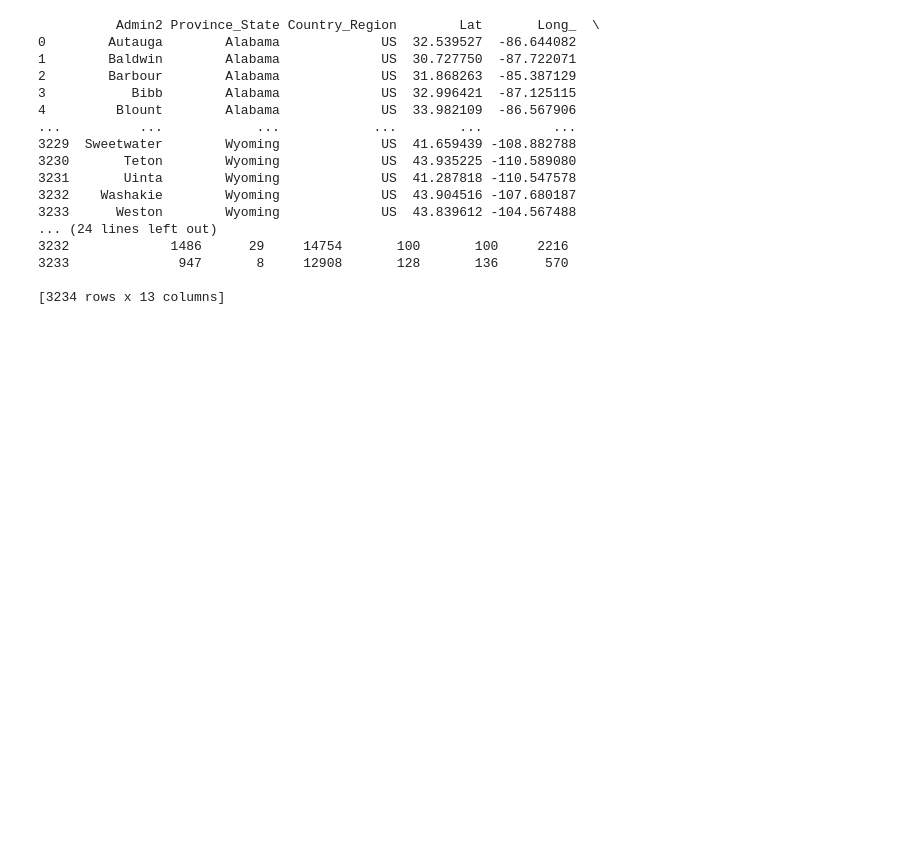
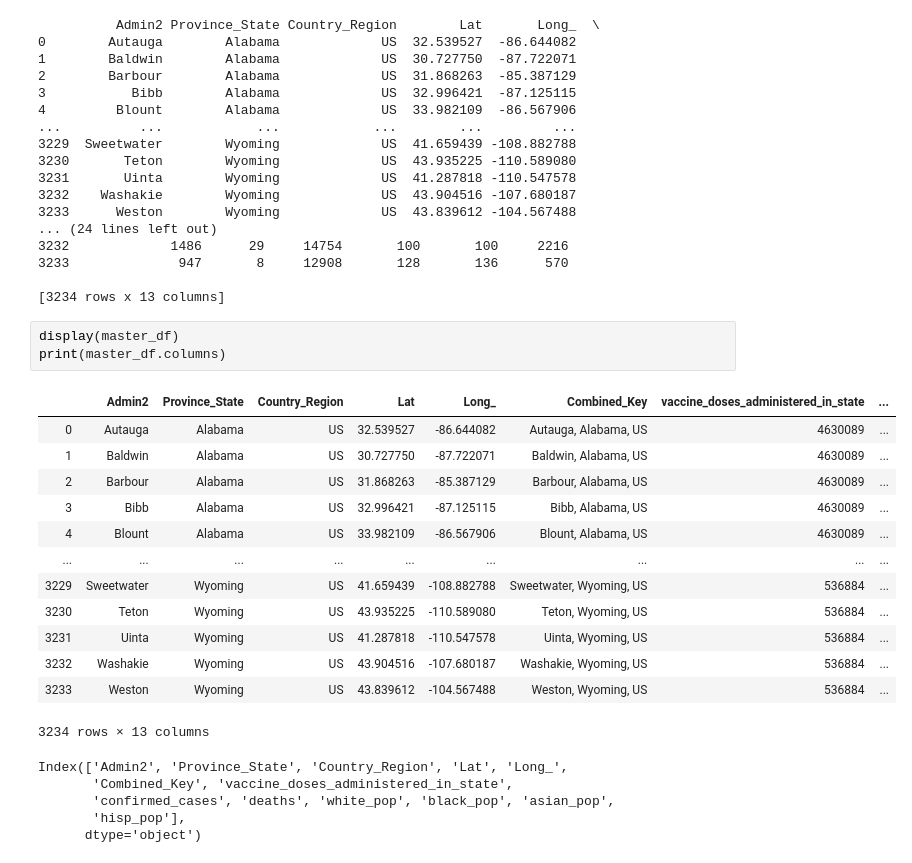
Before and after one commit to henrytan2/ML-Project, a Jupyter notebook: FinalProject.ipynb, the cells around one changed output. Drawn from its saved outputs; the diff is of its cells as text; blank space fills up the shorter version.

```diff
--- a/FinalProject.ipynb
+++ b/FinalProject.ipynb
@@ -126,3 +126,25 @@ master_df.to_csv('confirmed_deaths_10_9_2021.csv', index=False)
 3233              947       8     12908       128       136      570
 
 [3234 rows x 13 columns]
+# %%
+display(master_df)
+print(master_df.columns)
+# %% [output]
+|  | Admin2 | Province_State | Country_Region | Lat | Long_ | Combined_Key | vaccine_doses_administered_in_state | ... |
+| 0 | Autauga | Alabama | US | 32.539527 | -86.644082 | Autauga, Alabama, US | 4630089 | ... |
+| 1 | Baldwin | Alabama | US | 30.727750 | -87.722071 | Baldwin, Alabama, US | 4630089 | ... |
+| 2 | Barbour | Alabama | US | 31.868263 | -85.387129 | Barbour, Alabama, US | 4630089 | ... |
+| 3 | Bibb | Alabama | US | 32.996421 | -87.125115 | Bibb, Alabama, US | 4630089 | ... |
+| 4 | Blount | Alabama | US | 33.982109 | -86.567906 | Blount, Alabama, US | 4630089 | ... |
+| ... | ... | ... | ... | ... | ... | ... | ... | ... |
+| 3229 | Sweetwater | Wyoming | US | 41.659439 | -108.882788 | Sweetwater, Wyoming, US | 536884 | ... |
+| 3230 | Teton | Wyoming | US | 43.935225 | -110.589080 | Teton, Wyoming, US | 536884 | ... |
+| 3231 | Uinta | Wyoming | US | 41.287818 | -110.547578 | Uinta, Wyoming, US | 536884 | ... |
+| 3232 | Washakie | Wyoming | US | 43.904516 | -107.680187 | Washakie, Wyoming, US | 536884 | ... |
+| 3233 | Weston | Wyoming | US | 43.839612 | -104.567488 | Weston, Wyoming, US | 536884 | ... |
+3234 rows × 13 columns
+Index(['Admin2', 'Province_State', 'Country_Region', 'Lat', 'Long_',
+       'Combined_Key', 'vaccine_doses_administered_in_state',
+       'confirmed_cases', 'deaths', 'white_pop', 'black_pop', 'asian_pop',
+       'hisp_pop'],
+      dtype='object')
```
Also changed, not shown: parts of 2 cells of this notebook, 4 other files.
